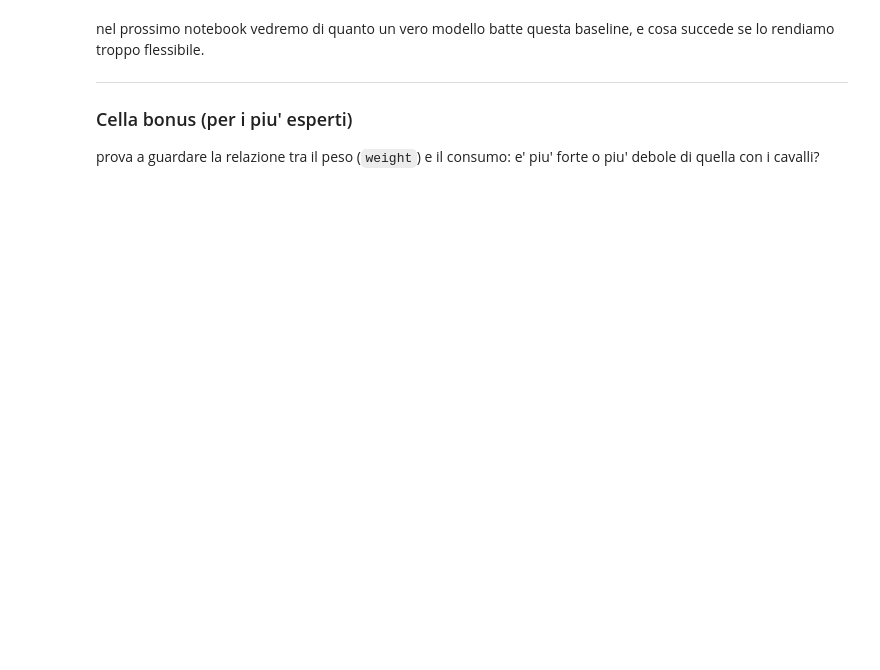
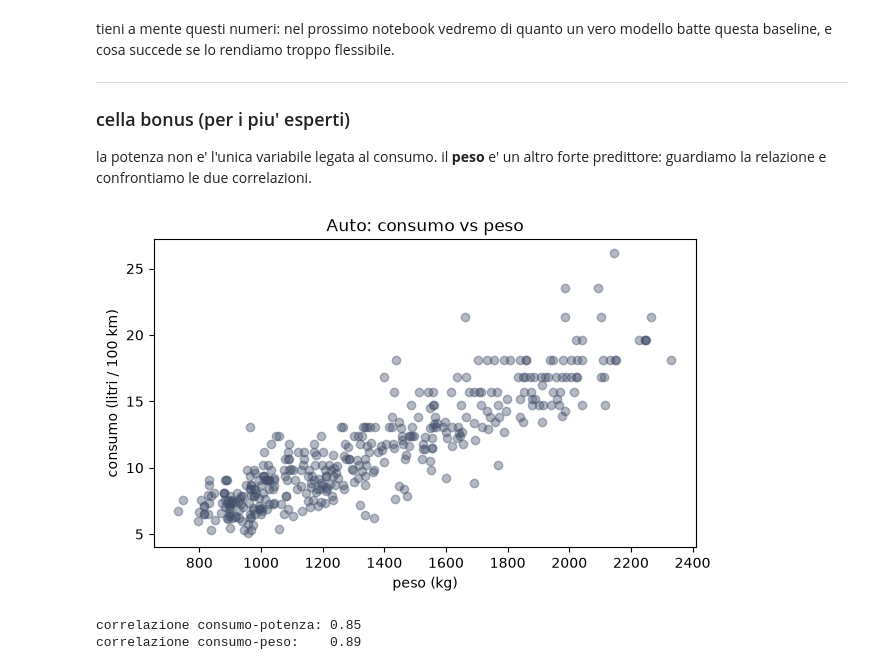
Before and after one commit to battles5/conad-statistical-learning, a Jupyter notebook: notebooks/NB0_setup.ipynb, the cells around one changed output. Saved outputs shown, nothing was run; the diff lists cells and outputs as text; code cells hidden in the pictures; blank space fills up the shorter version.

```diff
--- a/notebooks/NB0_setup.ipynb
+++ b/notebooks/NB0_setup.ipynb
@@ -79,16 +139,21 @@ print(f"radice dell'MSE (RMSE) sul test:      {root_mean_squared_error(test['mpg
 # %% [markdown]
-nel prossimo notebook vedremo di quanto un vero modello batte questa baseline, e cosa succede se lo rendiamo troppo flessibile.
+tieni a mente questi numeri: nel prossimo notebook vedremo di quanto un vero modello batte questa baseline, e cosa succede se lo rendiamo troppo flessibile.
 
 ---
 
-### Cella bonus (per i piu' esperti)
+### cella bonus (per i piu' esperti)
 
-prova a guardare la relazione tra il peso (`weight`) e il consumo: e' piu' forte o piu' debole di quella con i cavalli?
+la potenza non e' l'unica variabile legata al consumo. il **peso** e' un altro forte predittore: guardiamo la relazione e confrontiamo le due correlazioni.
 # %%
 # BONUS
 plt.figure(figsize=(7, 4))
-plt.scatter(auto["weight"], auto["mpg"], alpha=0.4, color="#414F69")
-plt.xlabel("weight (peso)"); plt.ylabel("mpg"); plt.title("Auto: consumo vs peso")
+plt.scatter(auto["peso_kg"], auto["consumo"], alpha=0.4, color="#414F69")
+plt.xlabel("peso (kg)"); plt.ylabel("consumo (litri / 100 km)"); plt.title("Auto: consumo vs peso")
 plt.show()
-print("correlazione mpg-horsepower:", round(auto['mpg'].corr(auto['horsepower']), 2))
-print("correlazione mpg-weight:    ", round(auto['mpg'].corr(auto['weight']), 2))
+
+print("correlazione consumo-potenza:", round(auto["consumo"].corr(auto["potenza_kw"]), 2))
+print("correlazione consumo-peso:   ", round(auto["consumo"].corr(auto["peso_kg"]), 2))
+# %% [output]
+[figure, added]
+correlazione consumo-potenza: 0.85
+correlazione consumo-peso:    0.89
```
Also changed, not shown: parts of 18 cells of this notebook, 12 other files.
